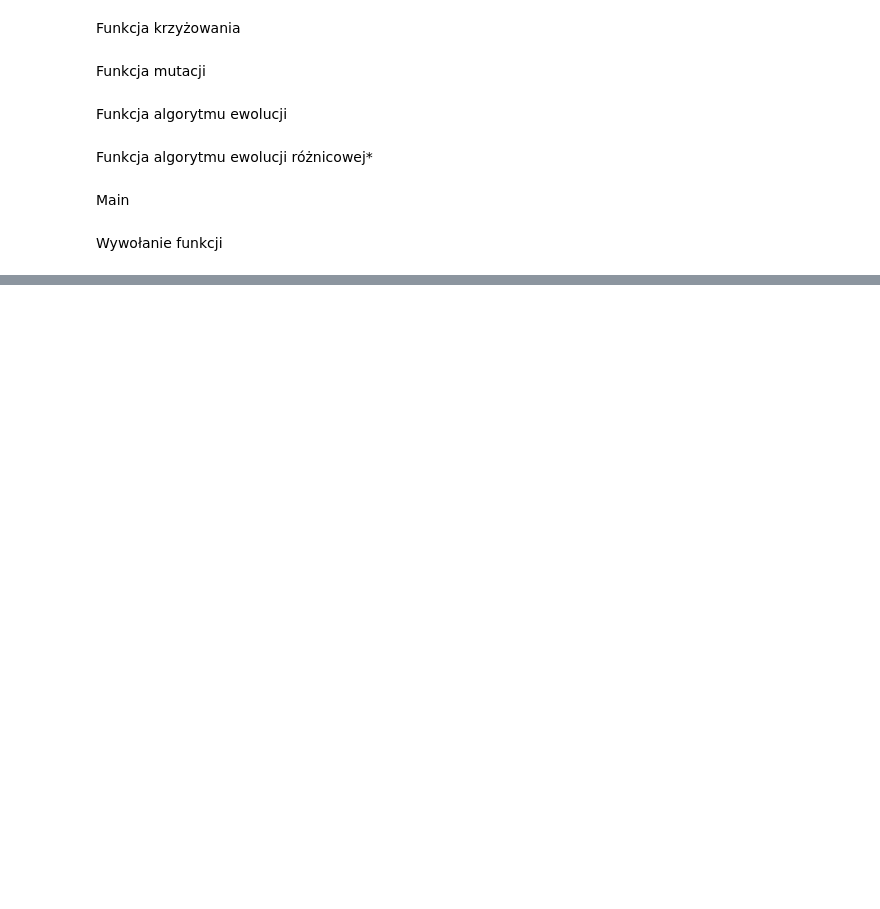
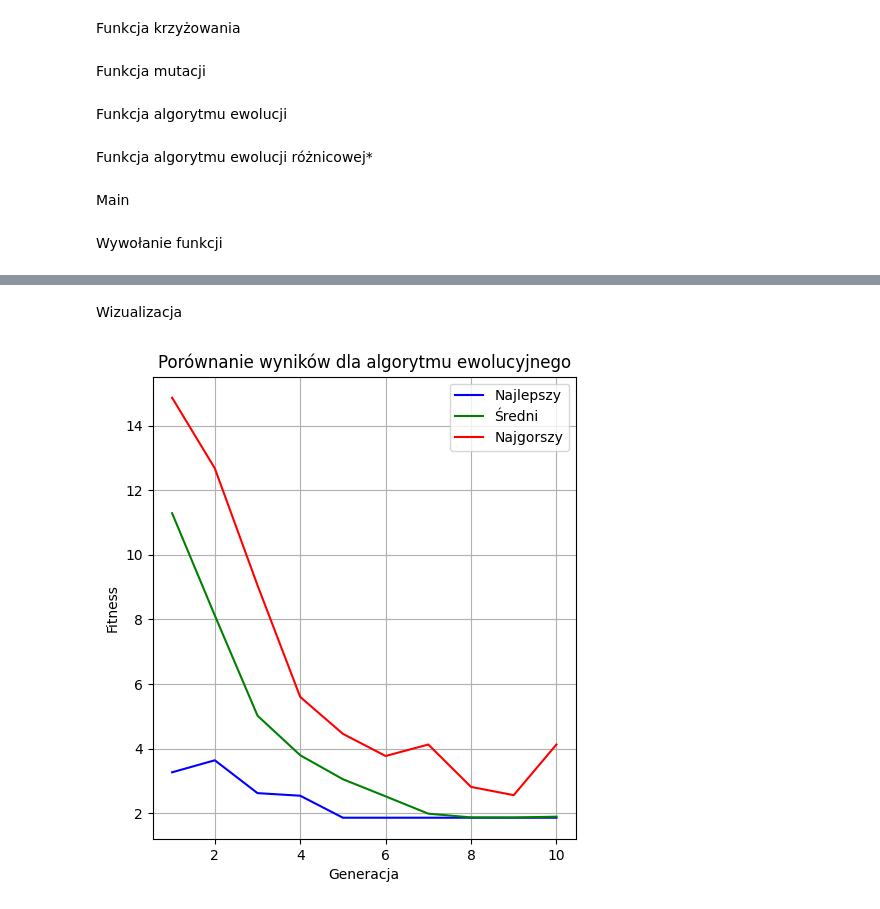
Before and after one commit to CwiekPrzemyslaw/S_Inteligencja_obliczeniowa, a Jupyter notebook: Algorytm_ewolucyjny.ipynb, the cells around one changed output, grey strips where cells are left out. Drawn from its saved outputs; the diff is of its cells as text; code cells hidden in the pictures; blank space fills up the shorter version.

Commit message:
Algorytm Ewolucyjny

```diff
--- a/Algorytm_ewolucyjny.ipynb
+++ b/Algorytm_ewolucyjny.ipynb
@@ -163,0 +280,23 @@ Wartość funkcji celu dla najlepszego rozwiązania: 0.014324408857485902
+# %%
+best_solutions_ae, avg_solutions_ae, worst_solutions_ae = evolutionary_algorithm(pop_size, dim, func_name, tournament_size, num_generations, mutation_rate)
+
+best_solutions_de, avg_solutions_de, worst_solutions_de = differential_evolution(pop_size, dim, func_name, num_generations, mutation_factor, crossover_rate)
+
+generations = range(1, num_generations + 1)
+# %% [markdown]
+Wizualizacja
+# %%
+plt.figure(figsize=(12, 6))
+plt.subplot(1, 2, 1)
+
+plt.plot(generations, best_solutions_ae, label='Najlepszy', color='blue')
+plt.plot(generations, avg_solutions_ae, label='Średni', color='green')
+plt.plot(generations, worst_solutions_ae, label='Najgorszy', color='red')
+
+plt.title('Porównanie wyników dla algorytmu ewolucyjnego')
+plt.xlabel('Generacja')
+plt.ylabel('Fitness')
+plt.legend()
+plt.grid(True)
+# %% [output]
+[figure, added]
```
Also changed, not shown: parts of 14 cells of this notebook.
